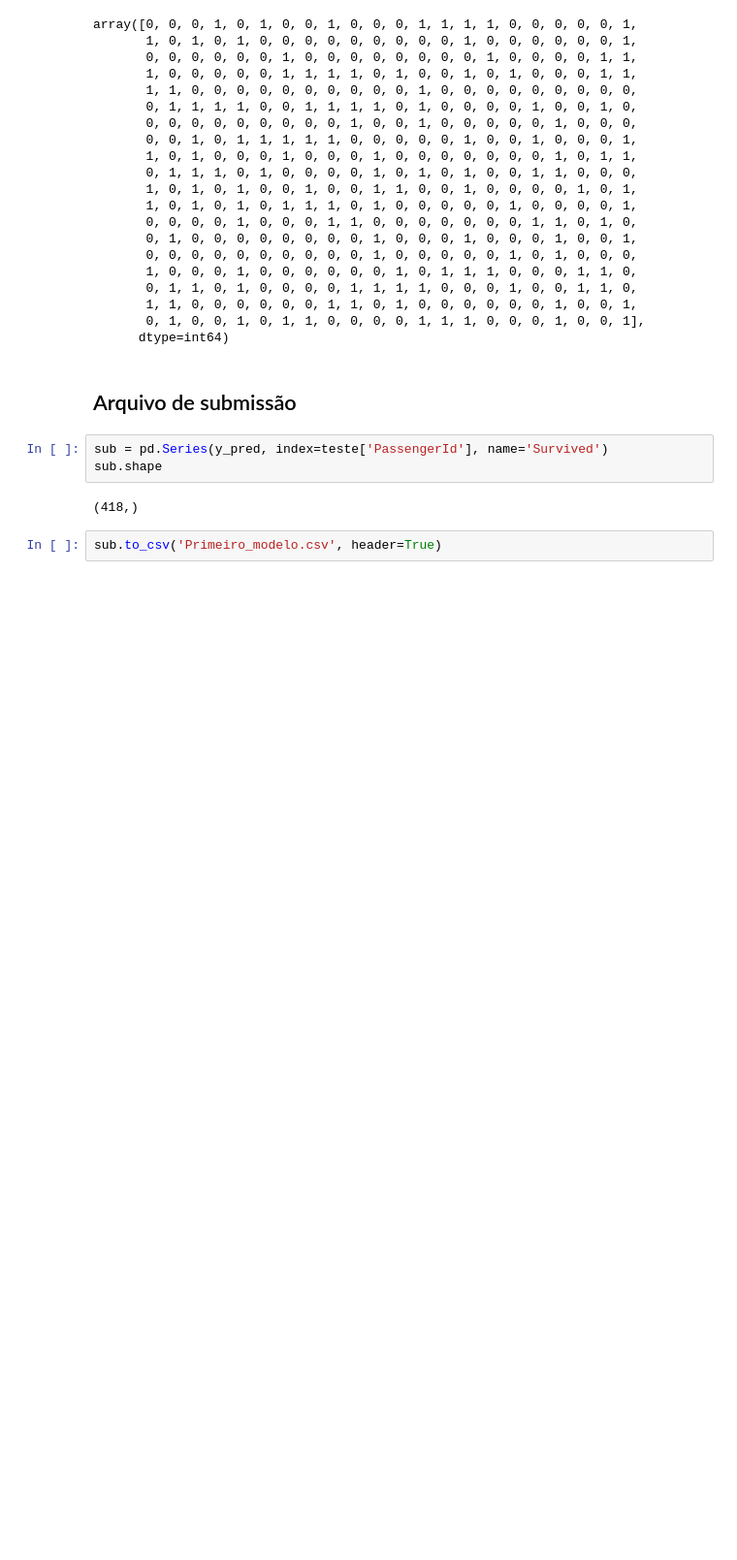
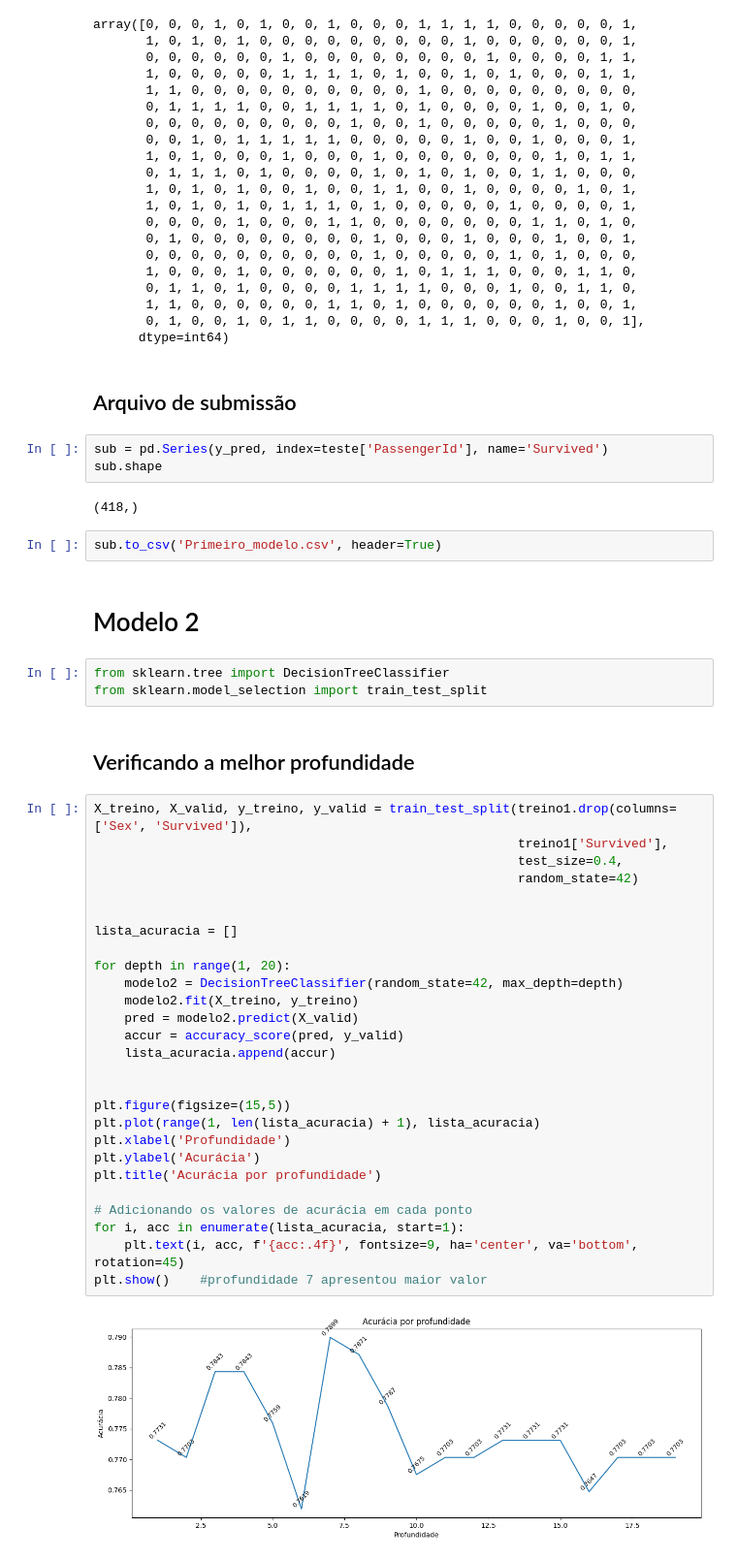
Before and after one commit to vidomirana/Data-Science, a Jupyter notebook: Titanic/Titanic.ipynb, the cells around one changed output. Shown at 97% size. Drawn from its saved outputs; the diff is of its cells as text; blank space fills up the shorter version.

Commit message:
Segundo_modelo.csv
Usando DecisionTreeClassifier, max_depth=7 e min_samples_leaf=6

```diff
--- a/Titanic/Titanic.ipynb
+++ b/Titanic/Titanic.ipynb
@@ -163,3 +164,39 @@ sub.shape
 (418,)
 # %%
 sub.to_csv('Primeiro_modelo.csv', header=True)
+# %% [markdown]
+# Modelo 2
+# %%
+from sklearn.tree import DecisionTreeClassifier
+from sklearn.model_selection import train_test_split
+# %% [markdown]
+## Verificando a melhor profundidade
+# %%
+X_treino, X_valid, y_treino, y_valid = train_test_split(treino1.drop(columns=['Sex', 'Survived']),
+                                                        treino1['Survived'],
+                                                        test_size=0.4,
+                                                        random_state=42)
+
+
+lista_acuracia = []
+
+for depth in range(1, 20):
+    modelo2 = DecisionTreeClassifier(random_state=42, max_depth=depth)
+    modelo2.fit(X_treino, y_treino)
+    pred = modelo2.predict(X_valid)
+    accur = accuracy_score(pred, y_valid)
+    lista_acuracia.append(accur)
+
+
+plt.figure(figsize=(15,5))
+plt.plot(range(1, len(lista_acuracia) + 1), lista_acuracia)
+plt.xlabel('Profundidade')
+plt.ylabel('Acurácia')
+plt.title('Acurácia por profundidade')
+
+# Adicionando os valores de acurácia em cada ponto
+for i, acc in enumerate(lista_acuracia, start=1):
+    plt.text(i, acc, f'{acc:.4f}', fontsize=9, ha='center', va='bottom', rotation=45)
+plt.show()    #profundidade 7 apresentou maior valor
+# %% [output]
+[figure, added]
```
Also changed, not shown: parts of 7 cells of this notebook, 1 other file.
